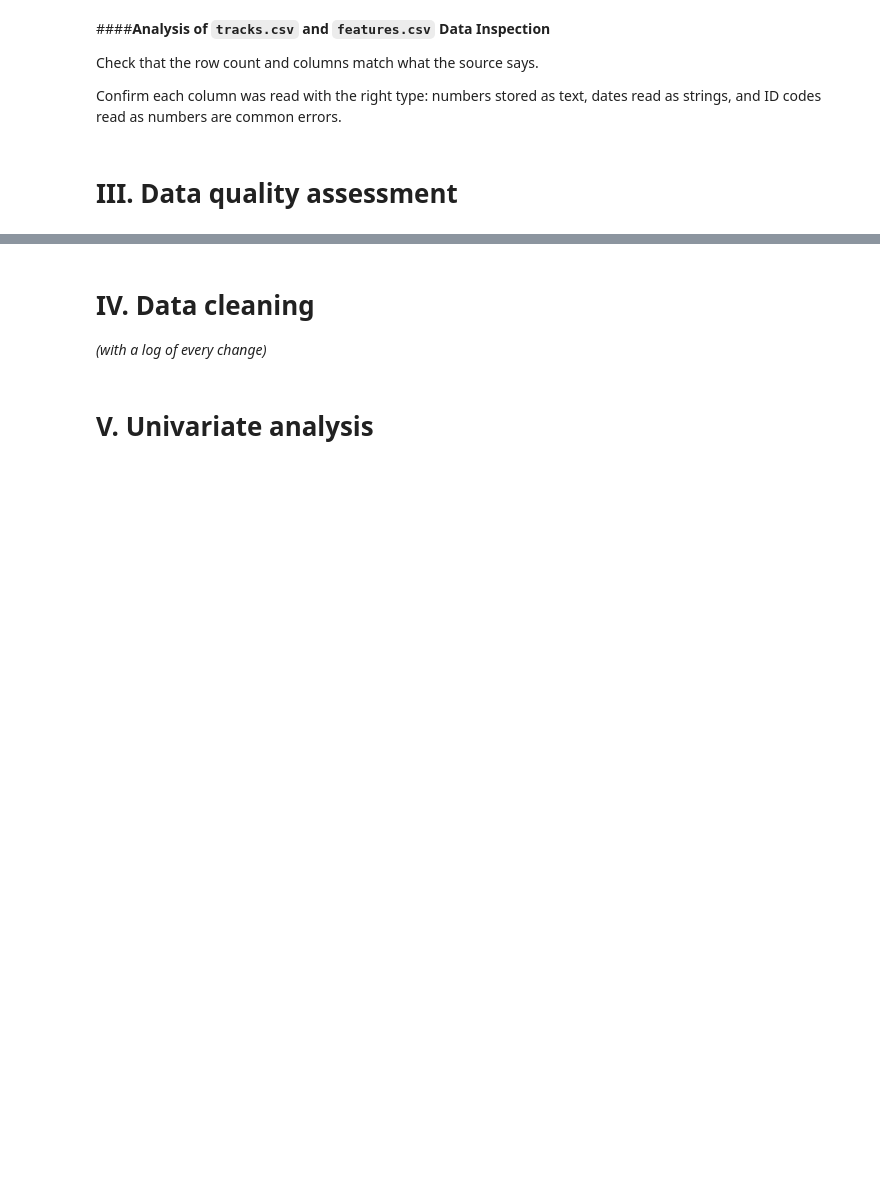
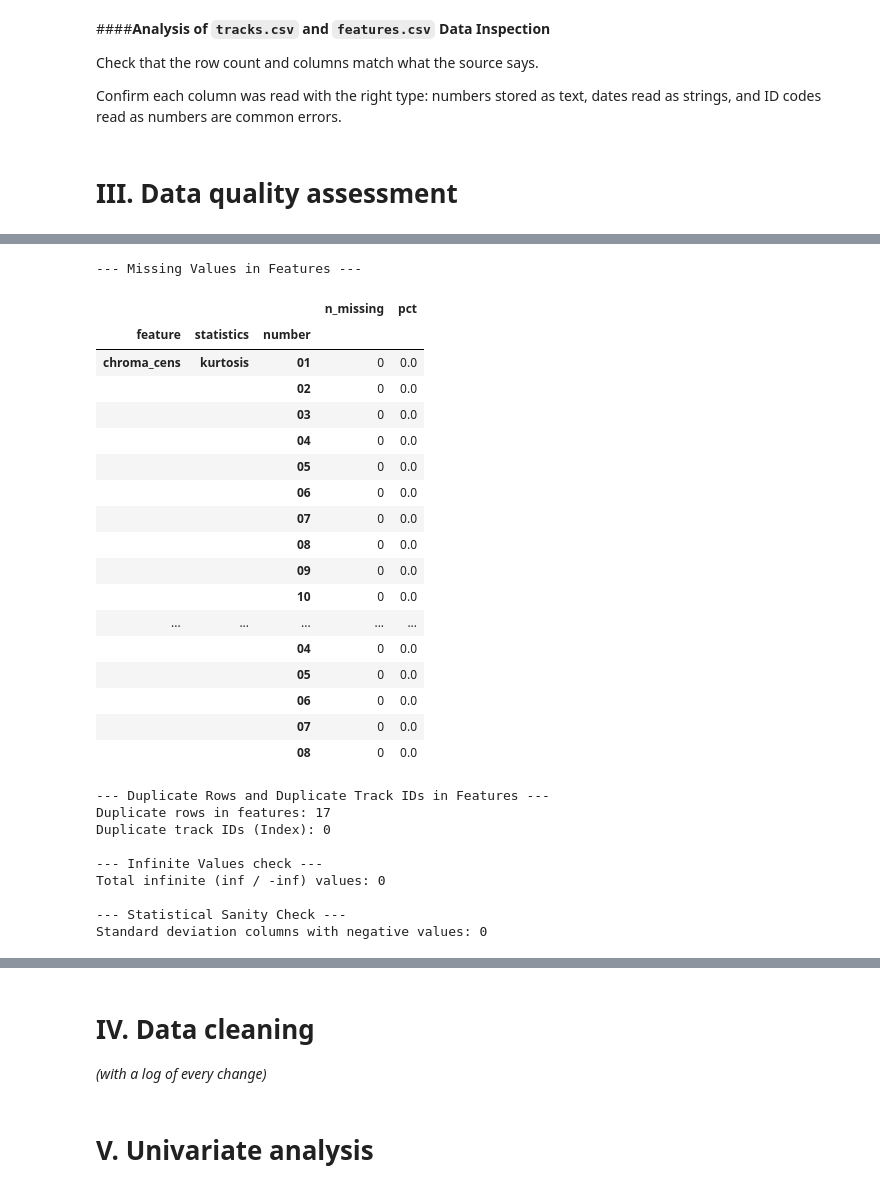
Before and after one commit to daqhi/Music-Genre-Classification, a Jupyter notebook: music_genre_classification.ipynb, the cells around one changed output, grey strips where cells are left out. Cells and saved outputs as stored; diff of their text form; code cells hidden in the pictures; blank space fills up the shorter version.

```diff
--- a/music_genre_classification.ipynb
+++ b/music_genre_classification.ipynb
@@ -236,0 +398,54 @@ Confirm each column was read with the right type: numbers stored as text, dates
+# %%
+# features.csv
+
+# 1. Missing values: count and percent per column
+print("--- Missing Values in Features ---")
+missing = small_features.isna().sum().to_frame("n_missing")
+missing["pct"] = (missing["n_missing"] / len(small_features) * 100).round(1)
+display(missing.sort_values("pct", ascending=False).head(20))
+
+# 2. Duplicate rows and duplicate IDs
+print("\n--- Duplicate Rows and Duplicate Track IDs in Features ---")
+print(f"Duplicate rows in features: {small_features.duplicated().sum()}")
+print(f"Duplicate track IDs (Index): {small_features.index.duplicated().sum()}")
+
+# 3. Numeric boundaries: check for Infinite values, which can disrupt machine learning models
+print("\n--- Infinite Values check ---")
+inf_counts = np.isinf(small_features).sum().sum()
+print(f"Total infinite (inf / -inf) values: {inf_counts}")
+
+# 4. Check for invalid feature metrics (like negative standard deviations)
+print("\n--- Statistical Sanity Check ---")
+# Extracting columns that represent standard deviation
+std_cols = [col for col in small_features.columns if col[1] == 'std']
+invalid_stds = (small_features[std_cols] < 0).sum().sum()
+print(f"Standard deviation columns with negative values: {invalid_stds}")
+# %% [output]
+--- Missing Values in Features ---
+|  |  |  | n_missing | pct |
+| feature | statistics | number |  |  |
+| chroma_cens | kurtosis | 01 | 0 | 0.0 |
+|  |  | 02 | 0 | 0.0 |
+|  |  | 03 | 0 | 0.0 |
+|  |  | 04 | 0 | 0.0 |
+|  |  | 05 | 0 | 0.0 |
+|  |  | 06 | 0 | 0.0 |
+|  |  | 07 | 0 | 0.0 |
+|  |  | 08 | 0 | 0.0 |
+|  |  | 09 | 0 | 0.0 |
+|  |  | 10 | 0 | 0.0 |
+| ... | ... | ... | ... | ... |
+|  |  | 04 | 0 | 0.0 |
+|  |  | 05 | 0 | 0.0 |
+|  |  | 06 | 0 | 0.0 |
+|  |  | 07 | 0 | 0.0 |
+|  |  | 08 | 0 | 0.0 |
+--- Duplicate Rows and Duplicate Track IDs in Features ---
+Duplicate rows in features: 17
+Duplicate track IDs (Index): 0
+
+--- Infinite Values check ---
+Total infinite (inf / -inf) values: 0
+
+--- Statistical Sanity Check ---
+Standard deviation columns with negative values: 0
```
Also changed, not shown: parts of 6 cells of this notebook.
